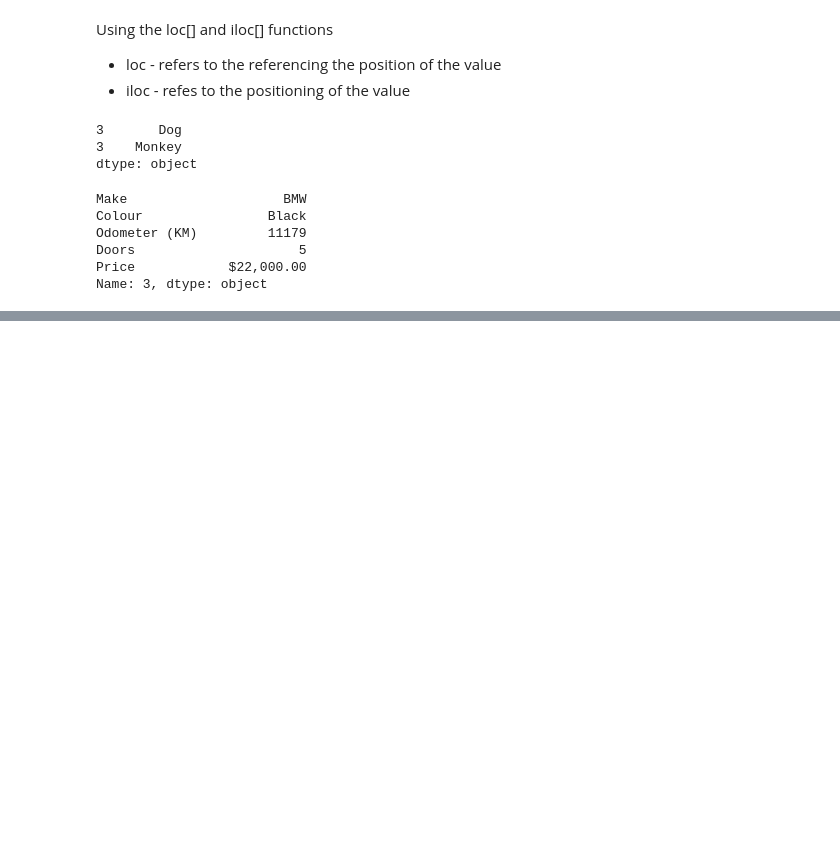
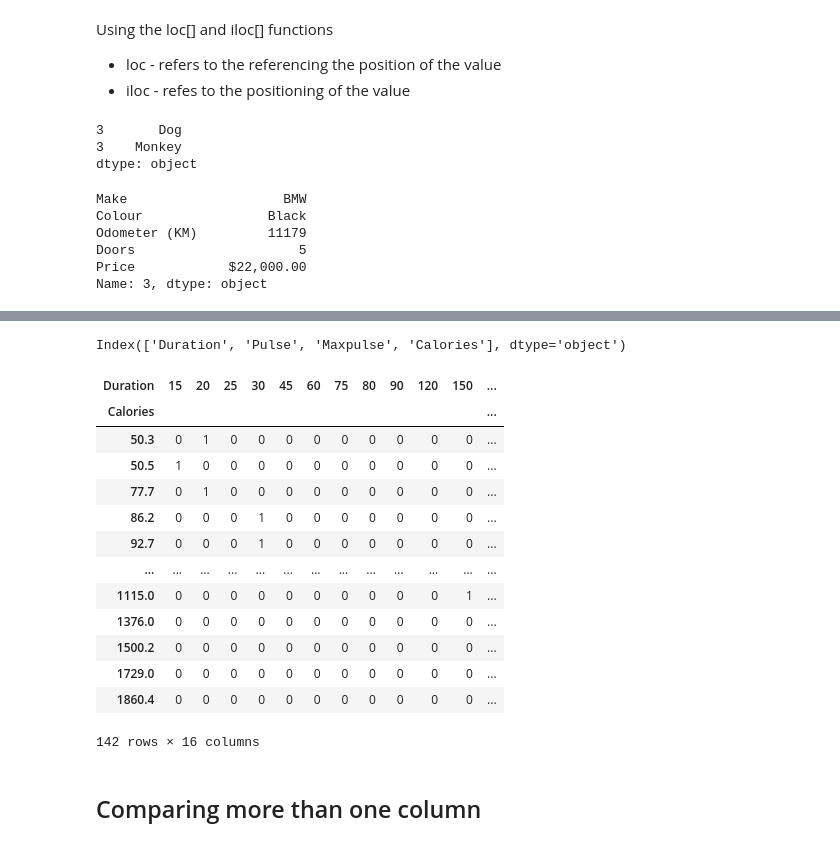
Before and after one commit to blackcode-creator/Learning-DataScience, a Jupyter notebook: heartdisease/introduction-to-pandas.ipynb, the cells around one changed output, grey strips where cells are left out. Saved outputs shown, nothing was run; the diff lists cells and outputs as text; code cells hidden in the pictures; blank space fills up the shorter version.

```diff
--- a/heartdisease/introduction-to-pandas.ipynb
+++ b/heartdisease/introduction-to-pandas.ipynb
@@ -396,0 +443,23 @@ Name: Colour, dtype: object
+# %%
+df.columns
+# %% [output]
+Index(['Duration', 'Pulse', 'Maxpulse', 'Calories'], dtype='object')
+# %%
+pd.crosstab(df['Calories'],df['Duration'])
+# %% [output]
+| Duration | 15 | 20 | 25 | 30 | 45 | 60 | 75 | 80 | 90 | 120 | 150 | ... |
+| Calories |  |  |  |  |  |  |  |  |  |  |  | ... |
+| 50.3 | 0 | 1 | 0 | 0 | 0 | 0 | 0 | 0 | 0 | 0 | 0 | ... |
+| 50.5 | 1 | 0 | 0 | 0 | 0 | 0 | 0 | 0 | 0 | 0 | 0 | ... |
+| 77.7 | 0 | 1 | 0 | 0 | 0 | 0 | 0 | 0 | 0 | 0 | 0 | ... |
+| 86.2 | 0 | 0 | 0 | 1 | 0 | 0 | 0 | 0 | 0 | 0 | 0 | ... |
+| 92.7 | 0 | 0 | 0 | 1 | 0 | 0 | 0 | 0 | 0 | 0 | 0 | ... |
+| ... | ... | ... | ... | ... | ... | ... | ... | ... | ... | ... | ... | ... |
+| 1115.0 | 0 | 0 | 0 | 0 | 0 | 0 | 0 | 0 | 0 | 0 | 1 | ... |
+| 1376.0 | 0 | 0 | 0 | 0 | 0 | 0 | 0 | 0 | 0 | 0 | 0 | ... |
+| 1500.2 | 0 | 0 | 0 | 0 | 0 | 0 | 0 | 0 | 0 | 0 | 0 | ... |
+| 1729.0 | 0 | 0 | 0 | 0 | 0 | 0 | 0 | 0 | 0 | 0 | 0 | ... |
+| 1860.4 | 0 | 0 | 0 | 0 | 0 | 0 | 0 | 0 | 0 | 0 | 0 | ... |
+142 rows × 16 columns
+# %% [markdown]
+## Comparing more than one column
```
Also changed, not shown: parts of 49 cells of this notebook, 1 other file.
